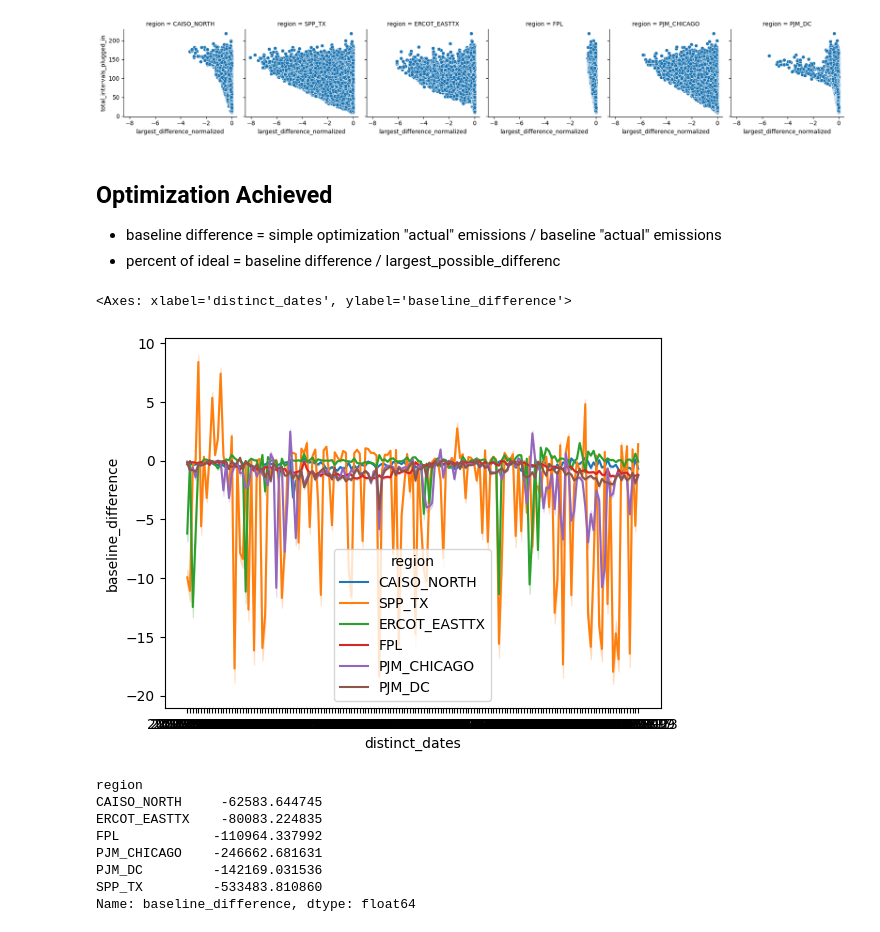
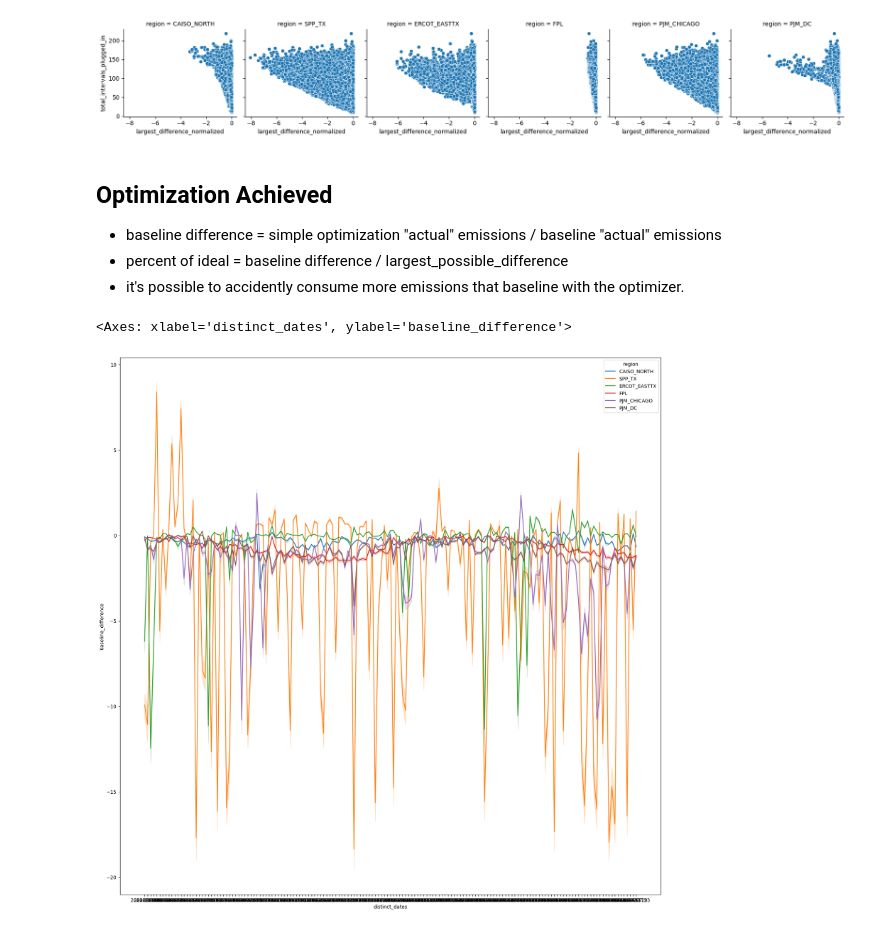
Before and after one commit to WattTime/watttime-python-client, a Jupyter notebook: evaluation/moer_synth_data_results_163k_20240730.ipynb, the cells around one changed output. Drawn from its saved outputs; the diff is of its cells as text; code cells hidden in the pictures.

```diff
--- a/evaluation/moer_synth_data_results_163k_20240730.ipynb
+++ b/evaluation/moer_synth_data_results_163k_20240730.ipynb
@@ -107,22 +138,13 @@ g.map(sns.scatterplot,"largest_difference_normalized", "total_intervals_plugged_
 # %% [markdown]
 ## Optimization Achieved
 - baseline difference  = simple optimization "actual" emissions / baseline "actual" emissions
-- percent of ideal = baseline difference / largest_possible_differenc
+- percent of ideal = baseline difference / largest_possible_difference
+- it's possible to accidently consume more emissions that baseline with the optimizer.
 # %%
 # positive is bad, negative is good
-
+# summing all users for that day in that region - a different viz could be % users who optimized that day in that region.
+plt.figure(figsize=(20, 20))
 sns.lineplot(results_data, y="baseline_difference",x="distinct_dates", hue="region")
 # %% [output]
 <Axes: xlabel='distinct_dates', ylabel='baseline_difference'>
-[figure, old version]
+[figure, new version]
-# %%
-results_data.groupby('region')['baseline_difference'].sum()
-# %% [output]
-region
-CAISO_NORTH     -62583.644745
-ERCOT_EASTTX    -80083.224835
-FPL            -110964.337992
-PJM_CHICAGO    -246662.681631
-PJM_DC         -142169.031536
-SPP_TX         -533483.810860
-Name: baseline_difference, dtype: float64
```
Also changed, not shown: parts of 21 cells of this notebook.
